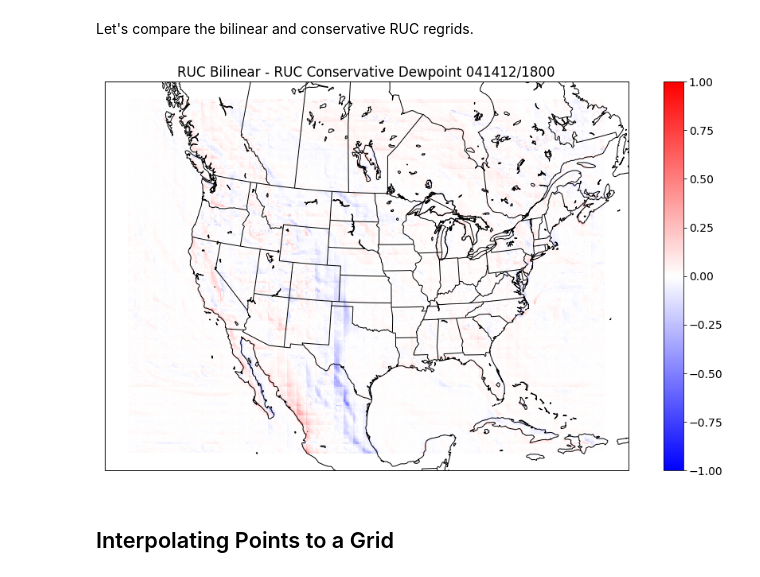
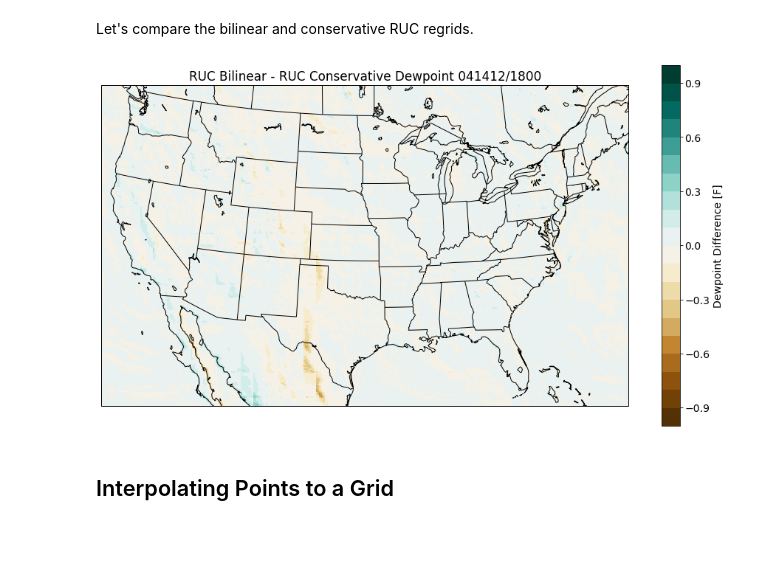
Before and after one commit to nawendt/esmpy-tutorial, a Jupyter notebook: esmpy_tutorial.ipynb, the cells around one changed output. Cells and saved outputs as stored; diff of their text form; code cells hidden in the pictures; blank space fills up the shorter version.

```diff
--- a/esmpy_tutorial.ipynb
+++ b/esmpy_tutorial.ipynb
@@ -26,14 +48,19 @@ ESMF.Manager(debug=True);
+# %%
+EXTENT = (-121,-71,22.5,49)
+
+def ctof(x):
+    return (x * 9./5.) + 32.
 # %% [markdown]
 ##### Data
 # %%
 # NAM
-nam = np.load('nam_218_20120414_1200_006.npz')
+nam = np.load('nam_218_20120414_1200_006.npz', allow_pickle=True)
 
 # RUC
-ruc = np.load('ruc2_130_20120414_1200_006.npz')
+ruc = np.load('ruc2_130_20120414_1200_006.npz', allow_pickle=True)
 
 # SURFACE STATIONS
-sfc = np.load('sfcstn_20120414_1800.npz')
+sfc = np.load('sfcstn_20120414_1800.npz', allow_pickle=True)
 
 # NAM CONUS MASK
 nam_mask = np.load('nam_218_conus_mask.npz')
@@ -420,33 +423,37 @@ Let's compare the bilinear and conservative RUC regrids.
 # %%
 f4 = plt.figure(4, figsize=(16,9))
 ax1 = plt.axes(projection=ruc_crs)
 
-pcm = ax1.pcolormesh(dest_lon, dest_lat, destfield.data - destfield_conserve.data, cmap = 'bwr',
-                     transform=crs.PlateCarree(), vmax = 1, vmin = -1)
+pcm = ax1.pcolormesh(dest_lon, dest_lat, destfield.data - destfield_conserve.data, cmap = cm.BrBG,
+                     transform=crs.PlateCarree(), norm=colors.BoundaryNorm(np.arange(-1,1.1,.1), cm.BrBG.N))
 ax1.add_feature(feature.NaturalEarthFeature(category='cultural',
                                             name='admin_1_states_provinces_lines',
                                             scale='50m',
                                             facecolor='none',
                                             edgecolor='black'))
 ax1.add_feature(feature.NaturalEarthFeature(category='physical',
                                             name='lakes',
                                             scale='50m',
                                             facecolor='none',
                                             edgecolor='black'))
 ax1.add_feature(feature.NaturalEarthFeature(category='physical',
                                             name='coastline',
                                             scale='50m',
                                             facecolor='none',
                                             edgecolor='black'))
 ax1.add_feature(feature.NaturalEarthFeature(category='cultural',
                                             name='admin_0_boundary_lines_land',
                                             scale='50m',
                                             facecolor='none',
                                             edgecolor='black'))
+
+ax1.set_extent(EXTENT)
 ax1.set_title('RUC Bilinear - RUC Conservative Dewpoint 041412/1800')
-plt.colorbar(pcm, ax=ax1);
+cbar = plt.colorbar(pcm, ax=ax1)
+cbar.set_label('Dewpoint Difference [F]')
+plt.show()
 # %% [output]
-[figure, old version]
+[figure, new version]
 # %% [markdown]
 ## Interpolating Points to a Grid
 # %% [markdown]
```
Also changed, not shown: parts of 11 cells of this notebook.
